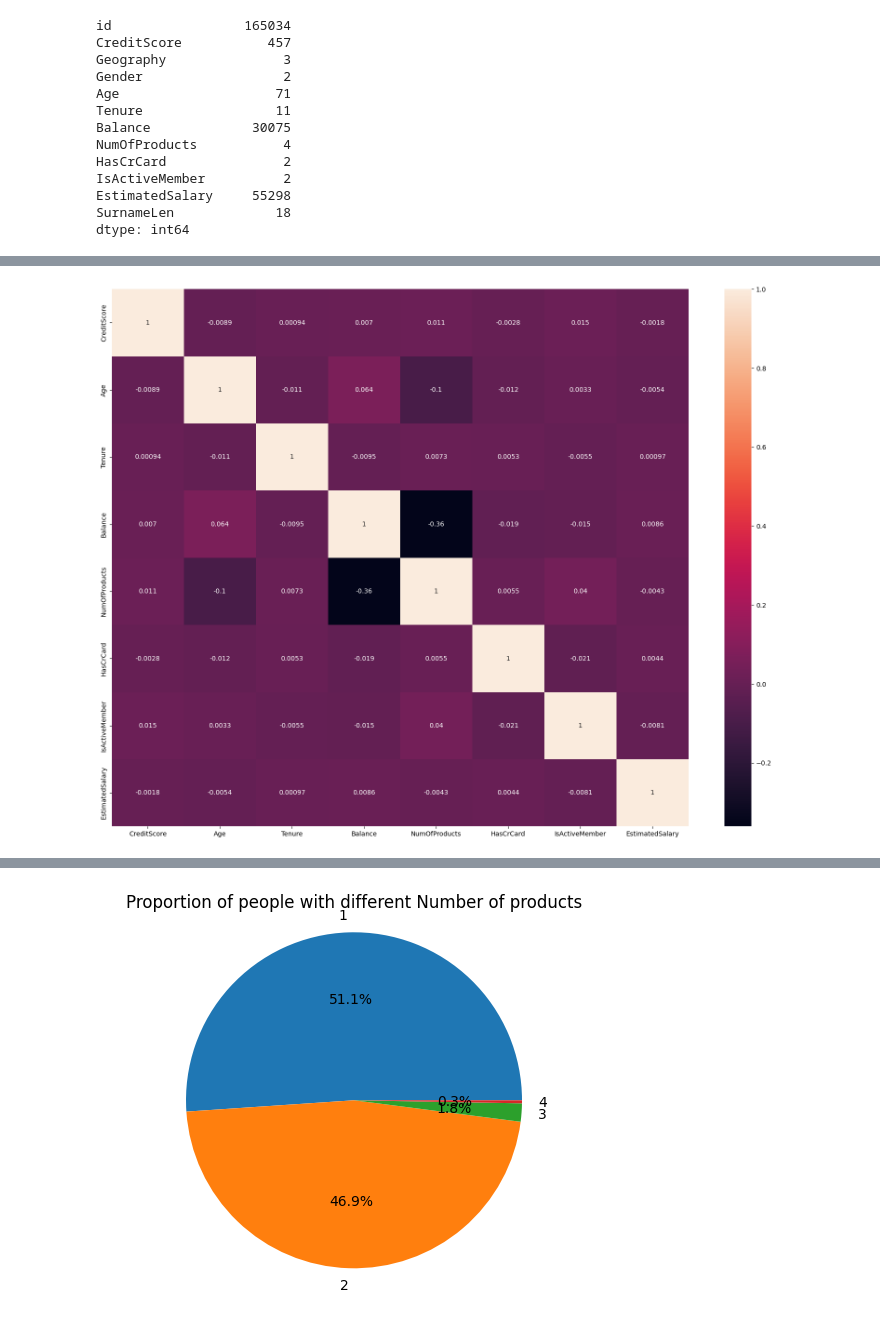
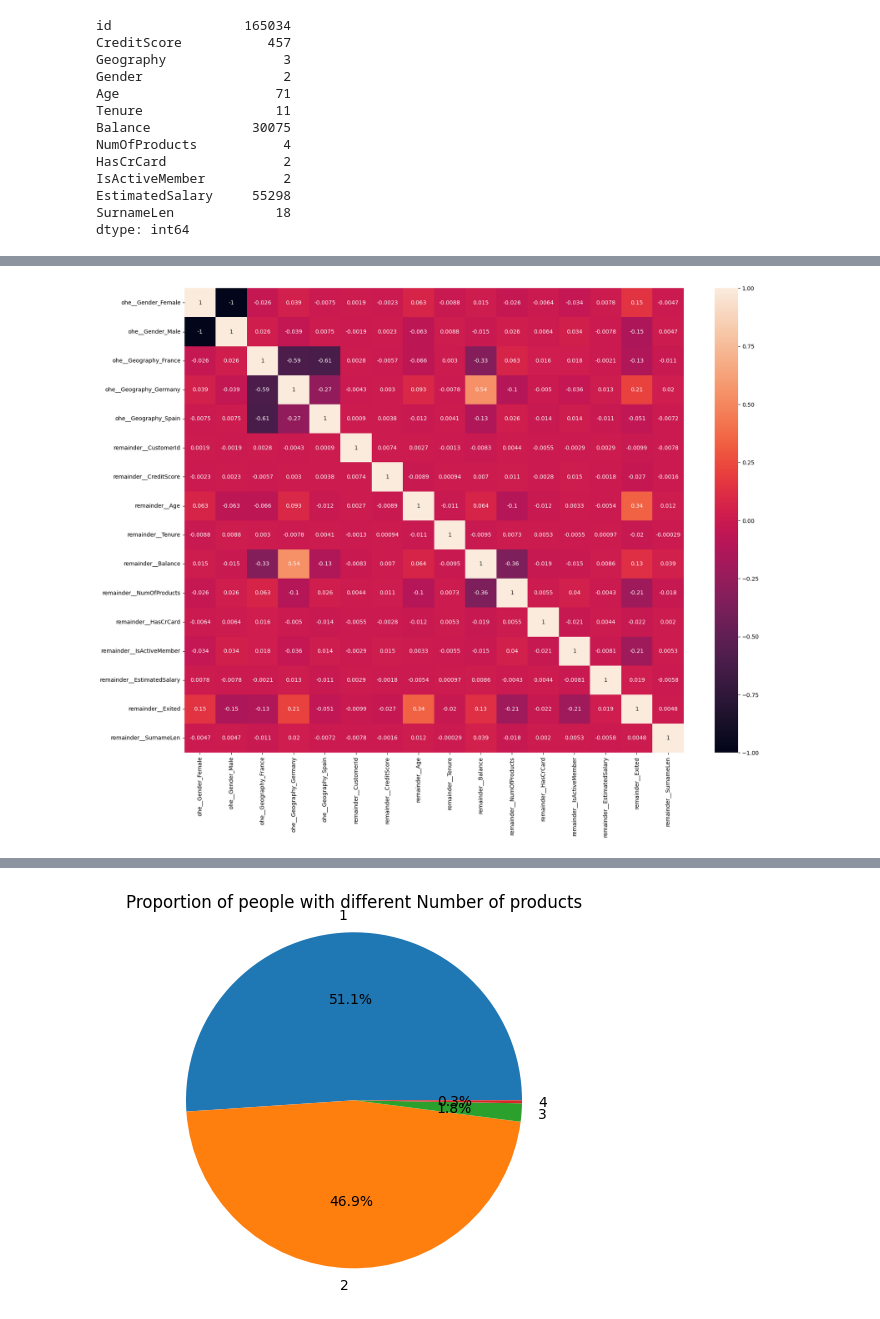
Before and after one commit to kevin51jiang/msci-546-project, a Jupyter notebook: baseline.ipynb, the cells around one changed output, grey strips where cells are left out. Cells and saved outputs as stored; diff of their text form; code cells hidden in the pictures.

```diff
--- a/baseline.ipynb
+++ b/baseline.ipynb
@@ -100,0 +114,12 @@ plt.show()
+# %%
+# Apply ColumnTransformer on X_raw, and set it as a dataframe
+X = pd.DataFrame(preprocessor.fit_transform(df))
+# %%
+# Rename the columns
+# Get the names of the columns
+column_names = preprocessor.get_feature_names_out()
+X.columns = column_names
+# %%
+X.drop(['remainder__id', 'remainder__Surname'], axis=1, inplace=True)
+# %%
+X = X.convert_dtypes()
@@ -101,17 +156,18 @@ plt.show()
 # %%
 # Check for the correlation between the variables using pyplot
 
 import seaborn as sns
 
-# Make a correlation matrix
-# ['CreditScore', 'Age', 'Tenure', 'Balance', 'NumOfProducts', 'HasCrCard', 'IsActiveMember', 'EstimatedSalary']
-numeric_vars_df =  X[['CreditScore', 'Age', 'Tenure', 'Balance', 'NumOfProducts', 'HasCrCard', 'IsActiveMember', 'EstimatedSalary']]
-correlation_matrix = numeric_vars_df.corr()
-plt.figure(figsize=(20,15))
+# Select numeric columns from X
+numeric_columns = X.select_dtypes(include=[np.number])
+
+
+correlation_matrix = numeric_columns.corr()
+plt.figure(figsize=(20, 15))
 sns.heatmap(correlation_matrix, annot=True)
 plt.show()
 # %% [output]
-[figure, old version]
+[figure, new version]
 # %%
 
 # Bar and whisker plot Balance vs NumOfProducts
```
Also changed, not shown: parts of 17 cells of this notebook.
